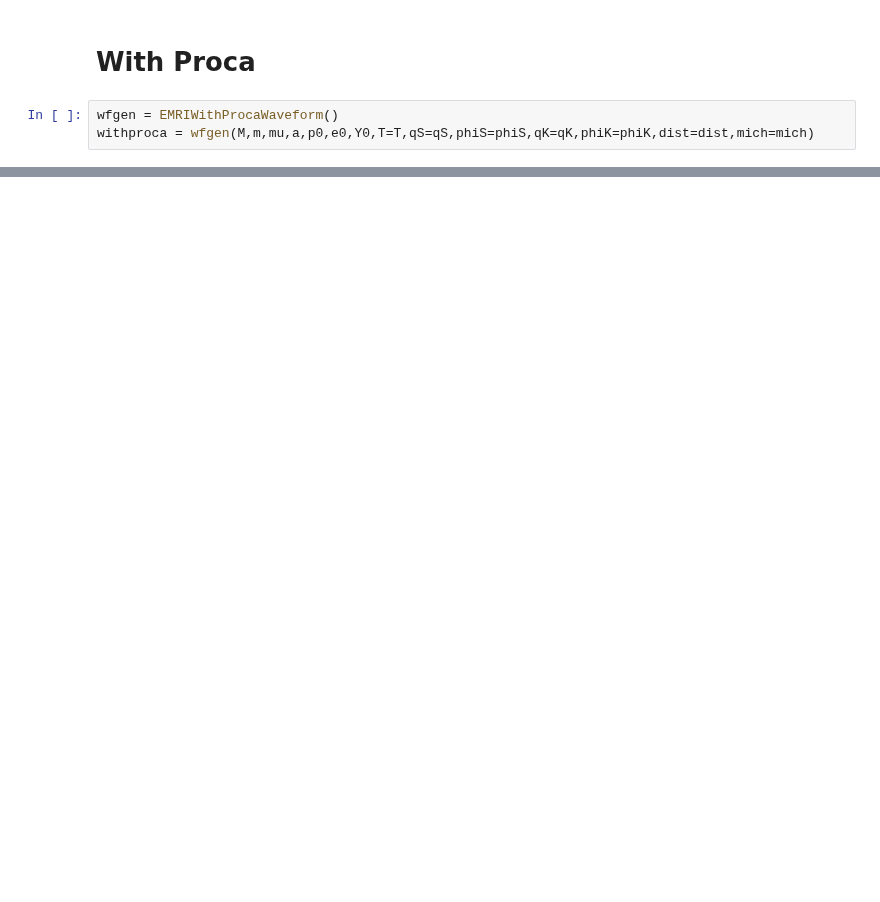
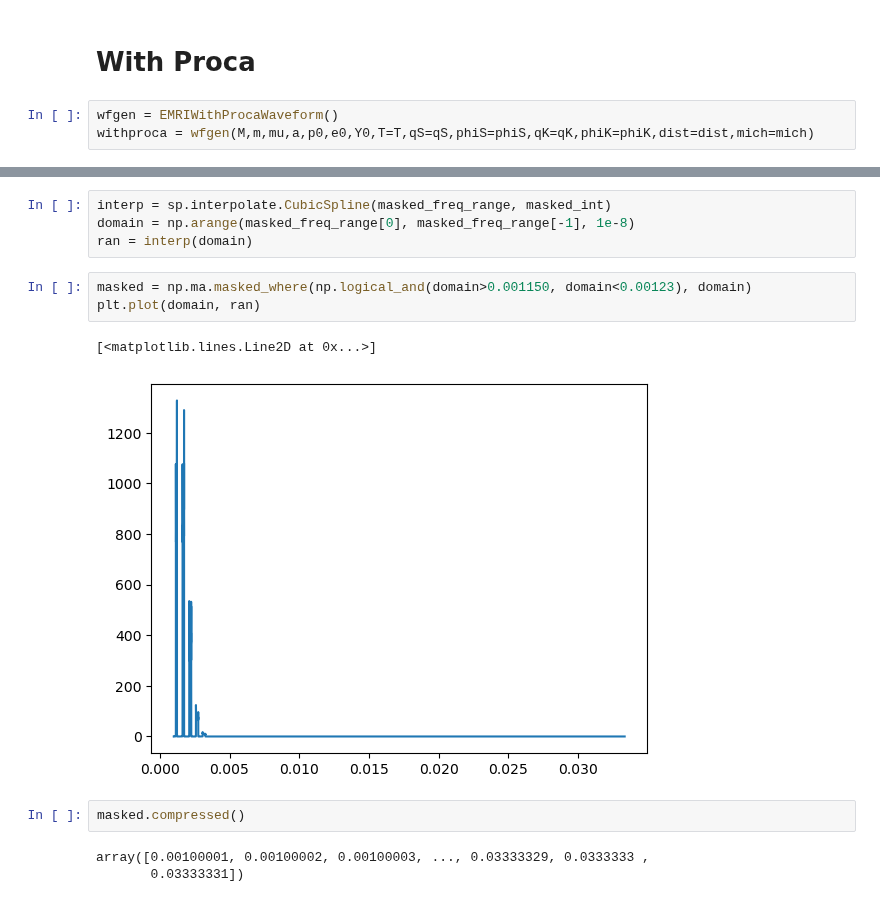
Before and after one commit to Shaun-F/GWGenerator, a Jupyter notebook: Debugging/Compare proca waveforms.ipynb, the cells around one changed output, grey strips where cells are left out. Cells and saved outputs as stored; diff of their text form; blank space fills up the shorter version.

```diff
--- a/Debugging/Compare proca waveforms.ipynb
+++ b/Debugging/Compare proca waveforms.ipynb
@@ -199,0 +202,15 @@ plt.show()
+# %%
+interp = sp.interpolate.CubicSpline(masked_freq_range, masked_int)
+domain = np.arange(masked_freq_range[0], masked_freq_range[-1], 1e-8)
+ran = interp(domain)
+# %%
+masked = np.ma.masked_where(np.logical_and(domain>0.001150, domain<0.00123), domain)
+plt.plot(domain, ran)
+# %% [output]
+[<matplotlib.lines.Line2D at 0x...>]
+[figure, added]
+# %%
+masked.compressed()
+# %% [output]
+array([0.00100001, 0.00100002, 0.00100003, ..., 0.03333329, 0.0333333 ,
+       0.03333331])
```
Also changed, not shown: parts of 7 cells of this notebook, 1 other file.
